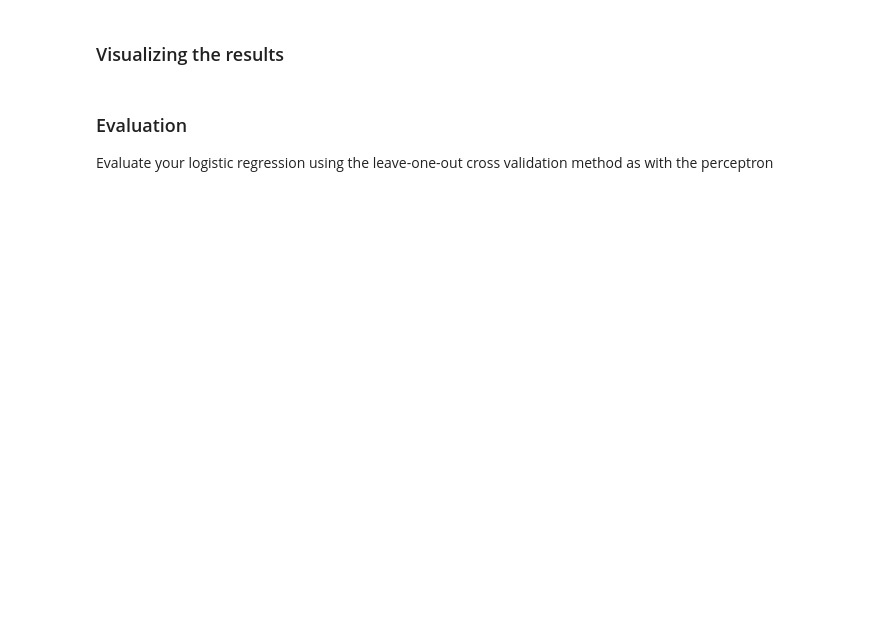
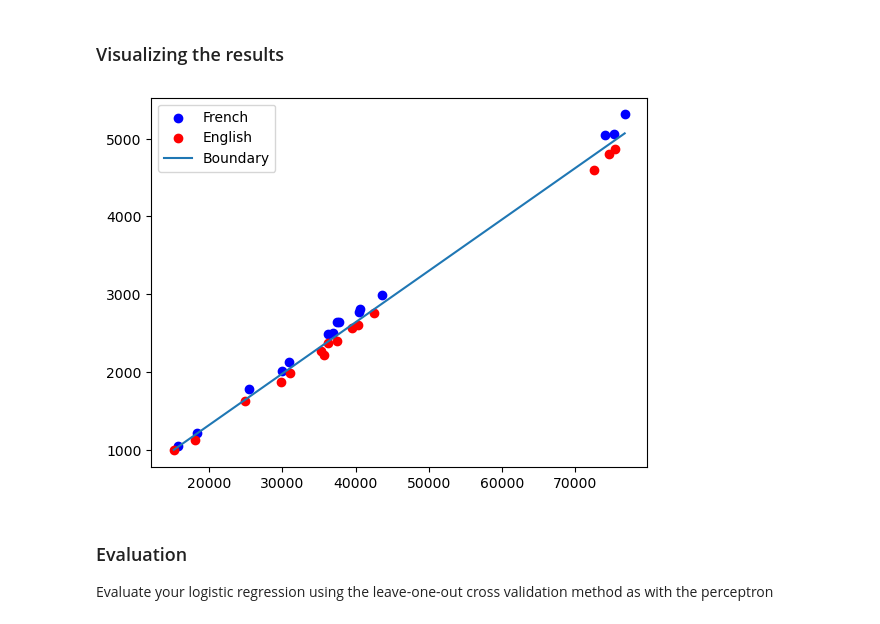
Before and after one commit to axelthorselius/artificial-intelligence, a Jupyter notebook: 3/assignments/ai_lab_perceptron_students.ipynb, the cells around one changed output. Saved outputs shown, nothing was run; the diff lists cells and outputs as text; code cells hidden in the pictures; blank space fills up the shorter version.

```diff
--- a/3/assignments/ai_lab_perceptron_students.ipynb
+++ b/3/assignments/ai_lab_perceptron_students.ipynb
@@ -492,3 +488,4 @@ Write the logistic function, where the $x$ input is a real number.
 # %%
 # Write your code here
 def logistic(x):
+    return 1 / (1 + np.exp(-x))
@@ -501,6 +496,7 @@ Write a `predict_proba()` function that given a matrix of observations $\mathbf{
 # %%
 # Write your code here
 def predict_proba(X, w):
+    return np.array([logistic(np.dot(x, w)) for x in X])
 # %% [markdown]
 Write a `predict(X, w)` function that given a matrix of observations $\mathbf{X}$ and a weight vector $\mathbf{w}$ will return the class. You will use `predict_proba()` and set the threshold to belong to class 1 to 0.5.
 # %%
@@ -517,6 +514,21 @@ def fit_stoch(X, y, alpha=100,
               epochs=1000,
               epsilon=1.0e-4,
               verbose=False):
+    w = np.zeros(np.size(X[0]))
+    idx = list(range(len(X)))
+    random.seed(0)
+    for epoch in range(epochs):
+        random.shuffle(idx)
+        for i in idx:
+            # predict_var = logistic(np.dot(X[i], w))
+            predict_var = predict_proba([X[i]], w)[0]
+            gradient = np.dot((y[i] - predict_var), X[i])
+            w += alpha * gradient
+        # Something here is wrong
+        # if np.linalg.norm(gradient) < epsilon:
+        #     break
+    print(epoch)
+    return w
 # %%
 w = fit_stoch(X_norm, y, verbose=True)
 w
@@ -528,11 +546,14 @@ print("Weights with y set to 1", w)
 # %% [markdown]
 ### Visualizing the results
 # %%
-plt.scatter(x_fr, y_fr, color='red')
-plt.scatter(x_en, y_en, color='blue')
+plt.scatter(x_fr, y_fr, color='blue', label="French")
+plt.scatter(x_en, y_en, color='red', label="English")
 plt.plot([min(x_fr + x_en), max(x_fr + x_en)],
-         [-w[1] * min(x_fr + x_en) - w[0], -w[1] * max(x_fr + x_en) - w[0]])
+         [-w[1] * min(x_fr + x_en) - w[0], -w[1] * max(x_fr + x_en) - w[0]], label="Boundary")
+plt.legend(loc="upper left")
 plt.show()
+# %% [output]
+[figure, added]
 # %% [markdown]
 ### Evaluation
 Evaluate your logistic regression using the leave-one-out cross validation method as with the perceptron
```
Also changed, not shown: parts of 28 cells of this notebook, 3 other files.
